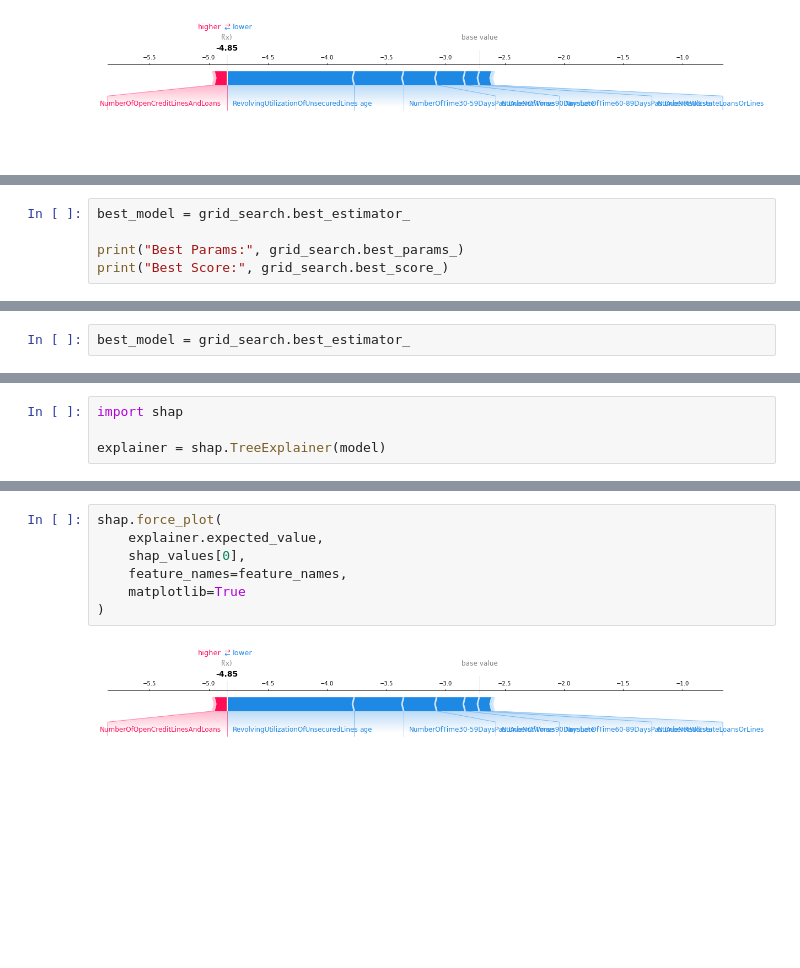
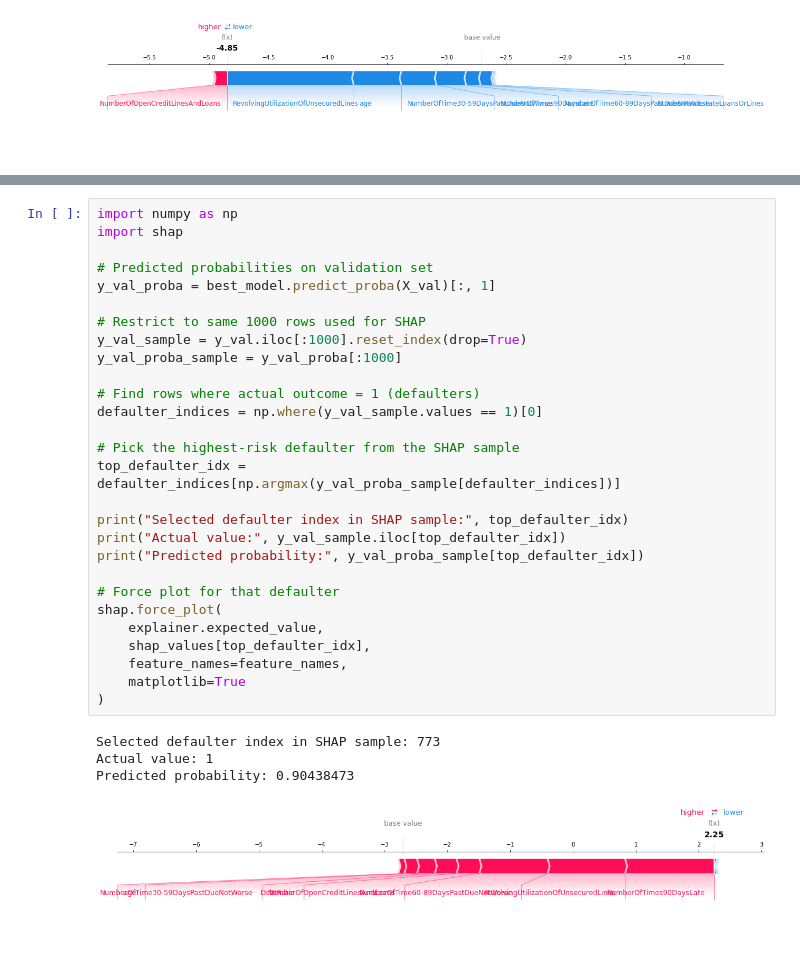
Before and after one commit to mriganav061/credit-default-prediction-cibc, a Jupyter notebook: notebooks/02_final_model_pipeline.ipynb, the cells around one changed output, grey strips where cells are left out. Drawn from its saved outputs; the diff is of its cells as text; blank space fills up the shorter version.

```diff
--- a/notebooks/02_final_model_pipeline.ipynb
+++ b/notebooks/02_final_model_pipeline.ipynb
@@ -140,5 +176,0 @@ GridSearchCV(cv=3,
-# %%
-best_model = grid_search.best_estimator_
-
-print("Best Params:", grid_search.best_params_)
-print("Best Score:", grid_search.best_score_)
@@ -157,2 +176,0 @@ Validation AUC: 0.8690528189260729
-# %%
-best_model = grid_search.best_estimator_
@@ -167,4 +176,0 @@ feature_names = list(X_val.columns)
-# %%
-import shap
-
-explainer = shap.TreeExplainer(model)
@@ -192,9 +177,33 @@ shap.summary_plot(
-# %%
-shap.force_plot(
-    explainer.expected_value,
-    shap_values[0],
-    feature_names=feature_names,
-    matplotlib=True
-)
-# %% [output]
-[figure, removed]
+# %%
+import numpy as np
+import shap
+
+# Predicted probabilities on validation set
+y_val_proba = best_model.predict_proba(X_val)[:, 1]
+
+# Restrict to same 1000 rows used for SHAP
+y_val_sample = y_val.iloc[:1000].reset_index(drop=True)
+y_val_proba_sample = y_val_proba[:1000]
+
+# Find rows where actual outcome = 1 (defaulters)
+defaulter_indices = np.where(y_val_sample.values == 1)[0]
+
+# Pick the highest-risk defaulter from the SHAP sample
+top_defaulter_idx = defaulter_indices[np.argmax(y_val_proba_sample[defaulter_indices])]
+
+print("Selected defaulter index in SHAP sample:", top_defaulter_idx)
+print("Actual value:", y_val_sample.iloc[top_defaulter_idx])
+print("Predicted probability:", y_val_proba_sample[top_defaulter_idx])
+
+# Force plot for that defaulter
+shap.force_plot(
+    explainer.expected_value,
+    shap_values[top_defaulter_idx],
+    feature_names=feature_names,
+    matplotlib=True
+)
+# %% [output]
+Selected defaulter index in SHAP sample: 773
+Actual value: 1
+Predicted probability: 0.90438473
+[figure, added]
```
Also changed, not shown: parts of 29 cells of this notebook, 5 other files.
